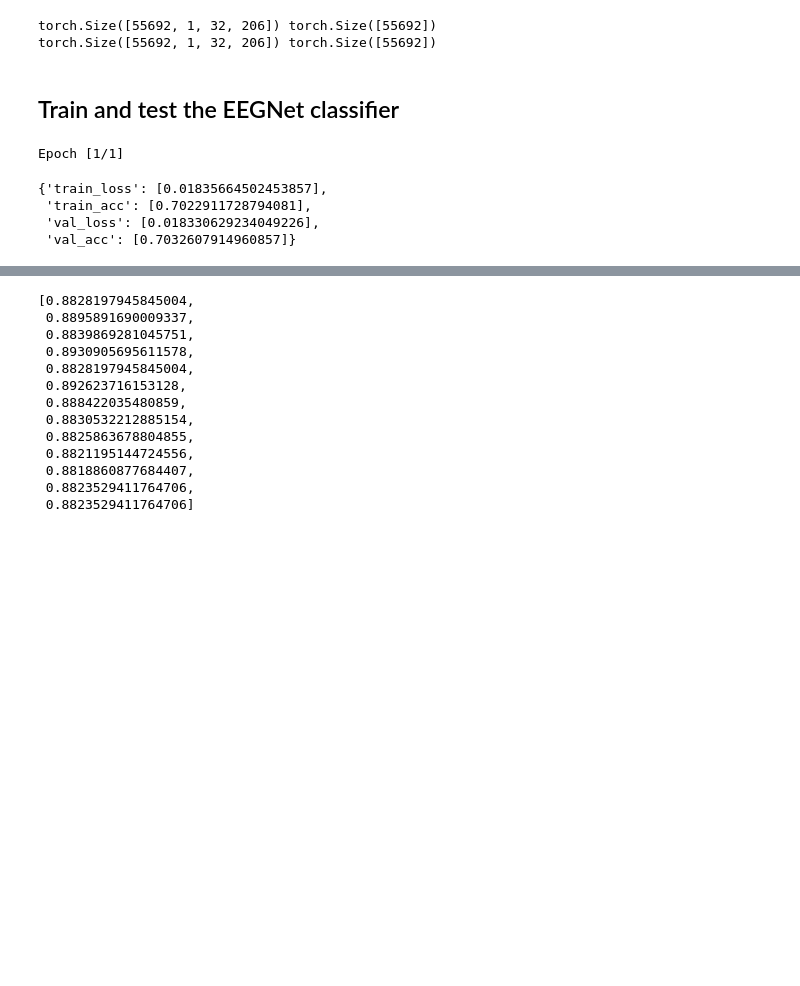
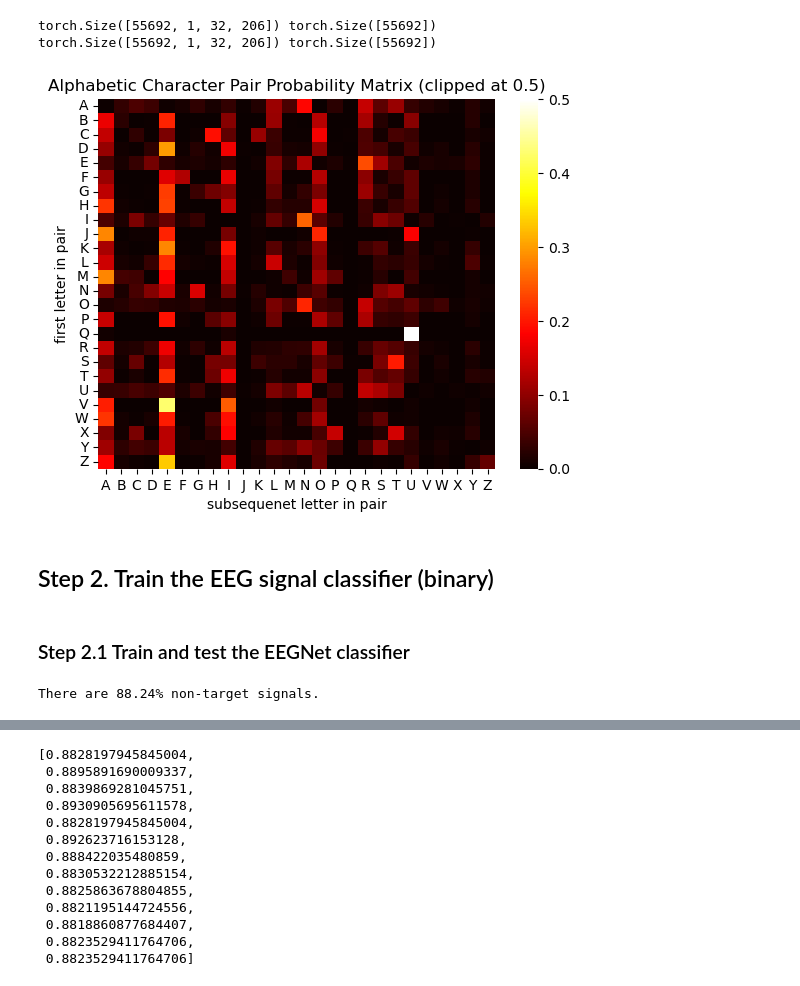
Before and after one commit to zs144/P300-BCI, a Jupyter notebook: Task7/task7.ipynb, the cells around one changed output, grey strips where cells are left out. Drawn from its saved outputs; the diff is of its cells as text; code cells hidden in the pictures; blank space fills up the shorter version.

```diff
--- a/Task7/task7.ipynb
+++ b/Task7/task7.ipynb
@@ -124,29 +140,65 @@ EPOCHS = 1
 trainset, testset = TensorDataset(train_X, train_Y), TensorDataset(test_X, test_Y)
 trainloader = DataLoader(dataset=trainset, batch_size=BATCH_SIZE, shuffle=True)
 testloader  = DataLoader(dataset=testset,  batch_size=BATCH_SIZE, shuffle=False)
+# %%
+alphabets = [chr(i + ord("A")) for i in range(26)]
+
+lexicon = cmudict.dict().keys()
+bigrams = []
+for word in lexicon:
+    word = word.upper()
+    for i in range(len(word)-1):
+        if (word[i].isalpha() and word[i+1].isalpha()):
+            prev = word[i].upper()
+            next = word[i+1].upper()
+            bigrams.append((word[i], word[i+1]))
+
+pair_freq = np.zeros(shape=(len(alphabets), len(alphabets)))
+
+for pair in bigrams:
+    prev, next = pair
+    pair_freq[ord(prev) - ord('A')][ord(next) - ord('A')] += 1
+
+pair_prob = pair_freq / pair_freq.sum(axis=1)[:, None]
+# %%
+sns.heatmap(pair_prob, cmap='hot', vmin=0, vmax=0.5)
+plt.xlabel('subsequenet letter in pair')
+plt.xticks(ticks=[0.5+i for i in range(len(alphabets))], labels=alphabets, rotation=0)
+plt.ylabel('first letter in pair')
+plt.yticks(ticks=[0.5+i for i in range(len(alphabets))], labels=alphabets, rotation=0)
+plt.title('Alphabetic Character Pair Probability Matrix (clipped at 0.5)')
+plt.show()
+# %% [output]
+[figure, added]
+# %% [markdown]
+## Step 2. Train the EEG signal classifier (binary)
 # %% [markdown]
-## Train and test the EEGNet classifier
+### Step 2.1 Train and test the EEGNet classifier
 # %%
 # Construct a EEGNet instance on the correct device
-clf = eegnet_utils.EEGNet().to(device)
+eegnet_clf = eegnet_utils.EEGNet().to(device)
 
 # Construct loss function object
 k = 2/ (8+9-2) # target / non-target
 criterion = nn.CrossEntropyLoss(weight=torch.tensor([1, 1/k])).to(device)
 
 # Construct optimizer
-optimizer = optim.Adam(clf.parameters(), lr=0.001)
+optimizer = optim.Adam(eegnet_clf.parameters(), lr=0.001)
 
-result = eegnet_utils.train_model(clf, device, optimizer, criterion,
-                                  trainloader, testloader, epochs=1)
-clf = result['model']
-history = result['history']
+try:
+    model_path = './model/best_eegnet_model.pt'
+    f = open(model_path, 'rb')
+    eegnet_clf.load_state_dict(torch.load(model_path, map_location=device))
+    with open('./results/history.pkl', 'rb') as f:
+        history = pickle.load(f)
+except:
+    result = eegnet_utils.train_model(eegnet_clf, device, optimizer, criterion,
+                                    trainloader, testloader, epochs=100)
+    swlda_clf = result['model']
+    history = result['history']
+    with open('./results/history.pkl', 'wb') as f:
+        pickle.dump(history, f)
-# %% [output]
-Epoch [1/1]
-# %%
-history
-# %% [output]
-{'train_loss': [0.01835664502453857],
- 'train_acc': [0.7022911728794081],
- 'val_loss': [0.018330629234049226],
- 'val_acc': [0.7032607914960857]}
+# %%
+print(f'There are {1- 2/(8+9):.2%} non-target signals.')
+# %% [output]
+There are 88.24% non-target signals.
```
Also changed, not shown: parts of 29 cells of this notebook, 19 other files.
